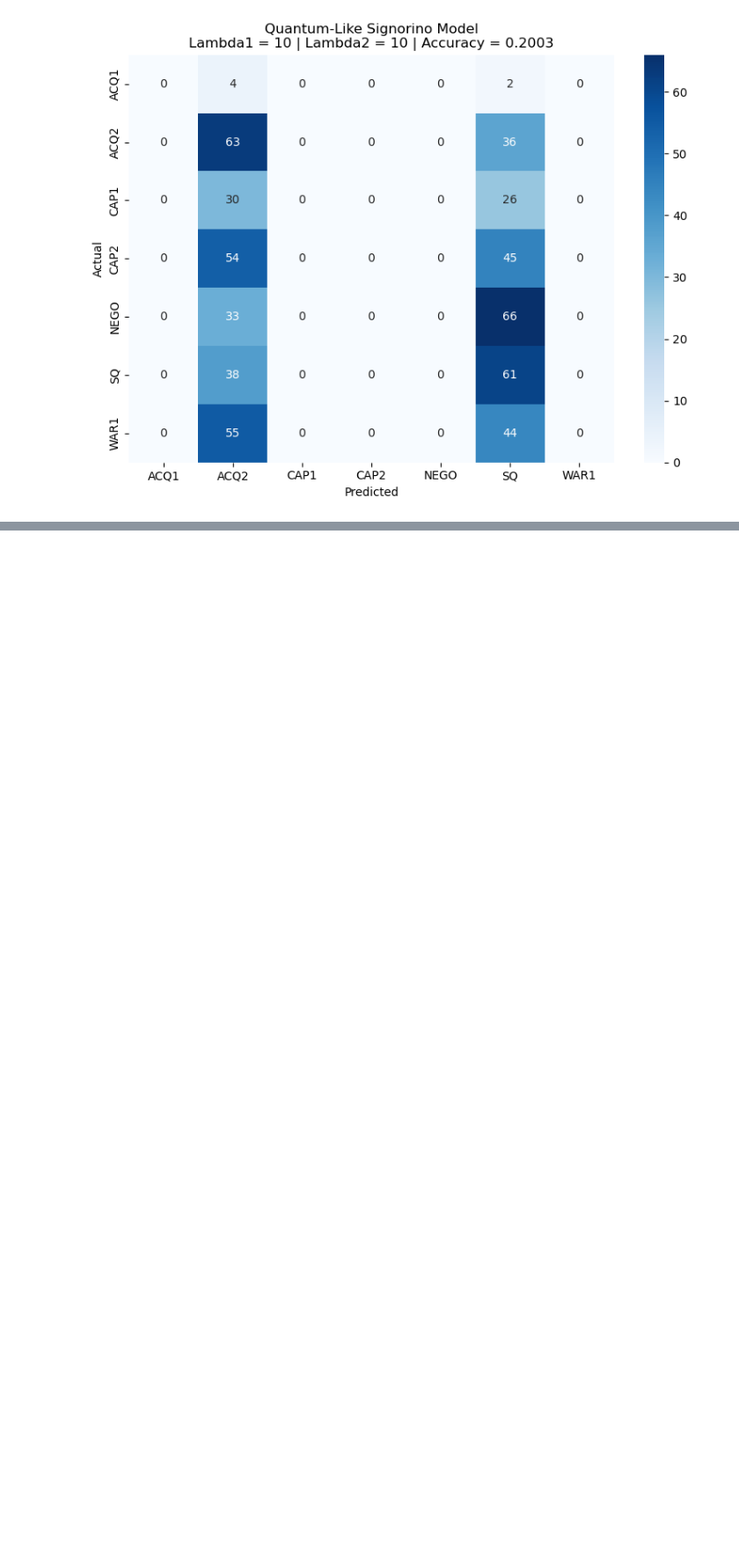
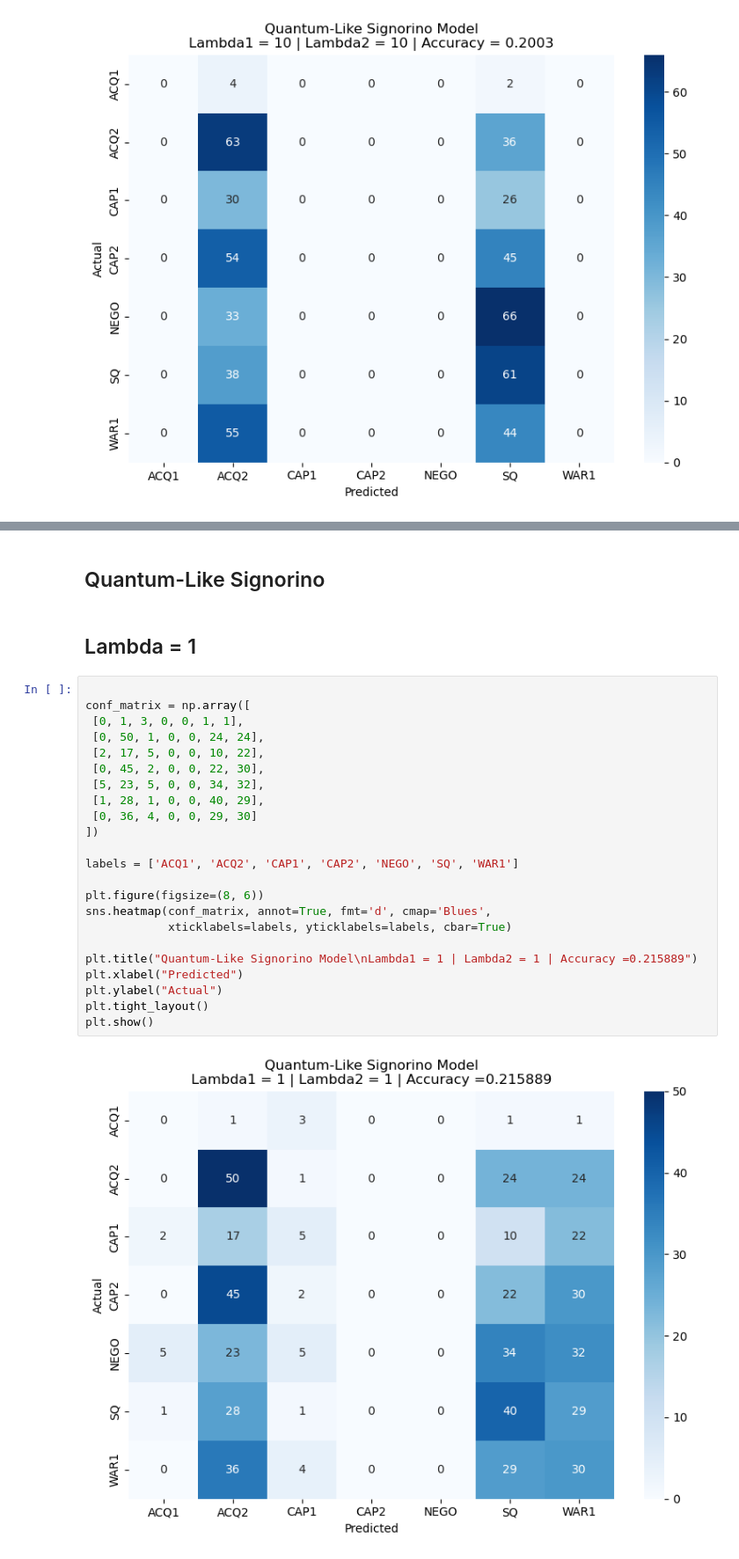
Before and after one commit to catarina-moreira/quantum_international_interaction_game, a Jupyter notebook: confusion_matrix_generator.ipynb, the cells around one changed output, grey strips where cells are left out. Shown at 88% size. Drawn from its saved outputs; the diff is of its cells as text; blank space fills up the shorter version.

```diff
--- a/confusion_matrix_generator.ipynb
+++ b/confusion_matrix_generator.ipynb
@@ -306,0 +334,29 @@ plt.show()
+# %% [markdown]
+## Quantum-Like Signorino
+# %% [markdown]
+## Lambda = 1
+# %%
+
+conf_matrix = np.array([
+ [0, 1, 3, 0, 0, 1, 1],
+ [0, 50, 1, 0, 0, 24, 24],
+ [2, 17, 5, 0, 0, 10, 22],
+ [0, 45, 2, 0, 0, 22, 30],
+ [5, 23, 5, 0, 0, 34, 32],
+ [1, 28, 1, 0, 0, 40, 29],
+ [0, 36, 4, 0, 0, 29, 30]
+])
+
+labels = ['ACQ1', 'ACQ2', 'CAP1', 'CAP2', 'NEGO', 'SQ', 'WAR1']
+
+plt.figure(figsize=(8, 6))
+sns.heatmap(conf_matrix, annot=True, fmt='d', cmap='Blues',
+            xticklabels=labels, yticklabels=labels, cbar=True)
+
+plt.title("Quantum-Like Signorino Model\nLambda1 = 1 | Lambda2 = 1 | Accuracy =0.215889")
+plt.xlabel("Predicted")
+plt.ylabel("Actual")
+plt.tight_layout()
+plt.show()
+# %% [output]
+[figure, added]
```
Also changed, not shown: parts of 29 cells of this notebook, 27 other files.
